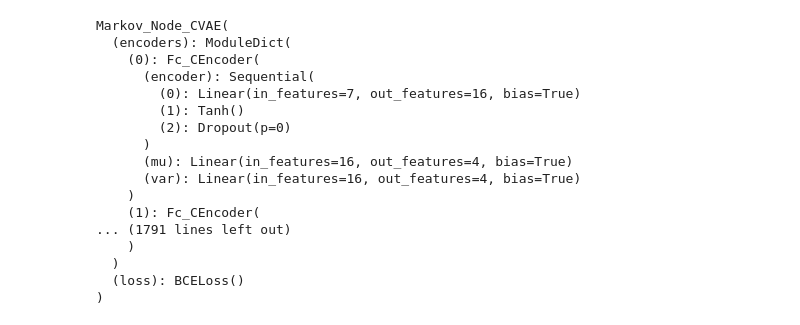
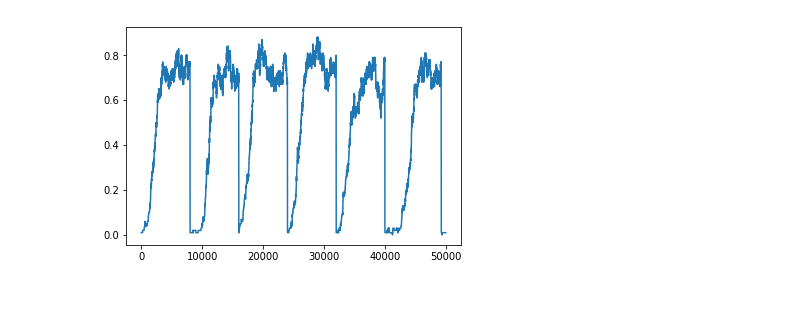
Before and after one commit to charlesmurphy1/dynalearn, a Jupyter notebook: notebooks/cvae_SIS_nodemethod.ipynb, the cells around one changed output. Cells and saved outputs as stored; diff of their text form; code cells hidden in the pictures; blank space fills up the shorter version.

```diff
--- a/notebooks/cvae_SIS_nodemethod.ipynb
+++ b/notebooks/cvae_SIS_nodemethod.ipynb
@@ -25,2 +9,11 @@ def conversion_function(x):
+# %%
+degree = 5
+n_nodes = 100
+rate = 0.8
+T = 8
+dt = 0.001
+fprefix = 'data/rrg_sis_'
+train_sample = 50000
+val_sample = 1000
 # %%
 # Generating the network
@@ -64 +51,17 @@ dataset = dl.Markov_structured_Dataset(fprefix + 'states.b', fprefix + 'edgelist
+# %%
+transform = [dl.SIS_StateToFloat(), dl.ResizeData((n_nodes, 1))]
+
+dataset = dl.Markov_Dataset(fprefix + 'states.b', pre_transform=transform)
+# %%
+def show_train_dataset(dataset):
+    avg = []
+    for i in range(len(dataset)):
+        x = dataset[i][0].numpy()
+        avg.append(np.mean(x))
+    return avg
+avg = show_train_dataset(dataset)
+plt.plot(avg)
+plt.show()
+# %% [output]
+[figure, added]
 # %%
@@ -73,20 +76,0 @@ markov_cvae = dl.Markov_Node_CVAE(graph, n_hidden, n_embedding, optimizer=optimi
-# %%
-markov_cvae
-# %% [output]
-Markov_Node_CVAE(
-  (encoders): ModuleDict(
-    (0): Fc_CEncoder(
-      (encoder): Sequential(
-        (0): Linear(in_features=7, out_features=16, bias=True)
-        (1): Tanh()
-        (2): Dropout(p=0)
-      )
-      (mu): Linear(in_features=16, out_features=4, bias=True)
-      (var): Linear(in_features=16, out_features=4, bias=True)
-    )
-    (1): Fc_CEncoder(
-... (1791 lines left out)
-    )
-  )
-  (loss): BCELoss()
-)
```
Also changed, not shown: parts of 14 cells of this notebook, 5 other files.
